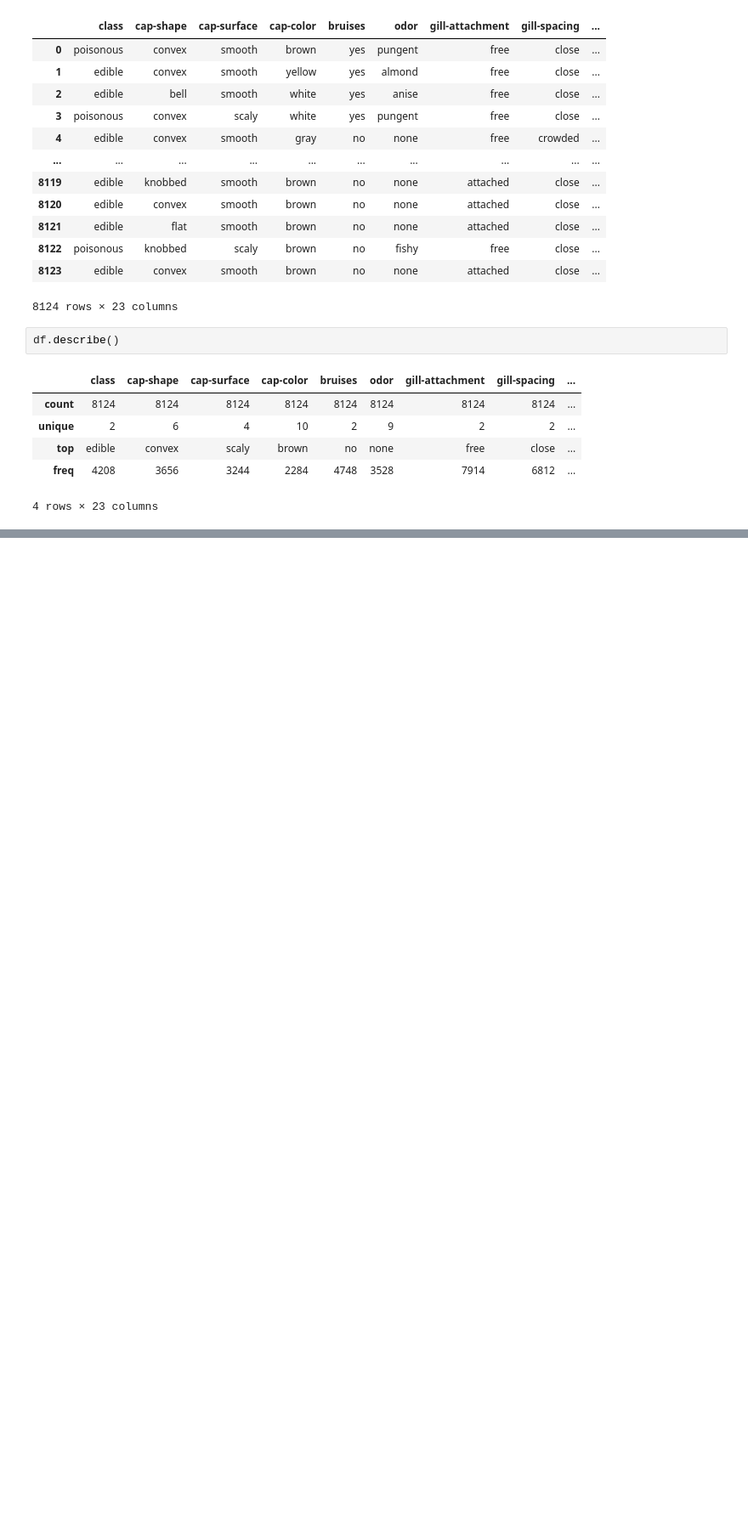
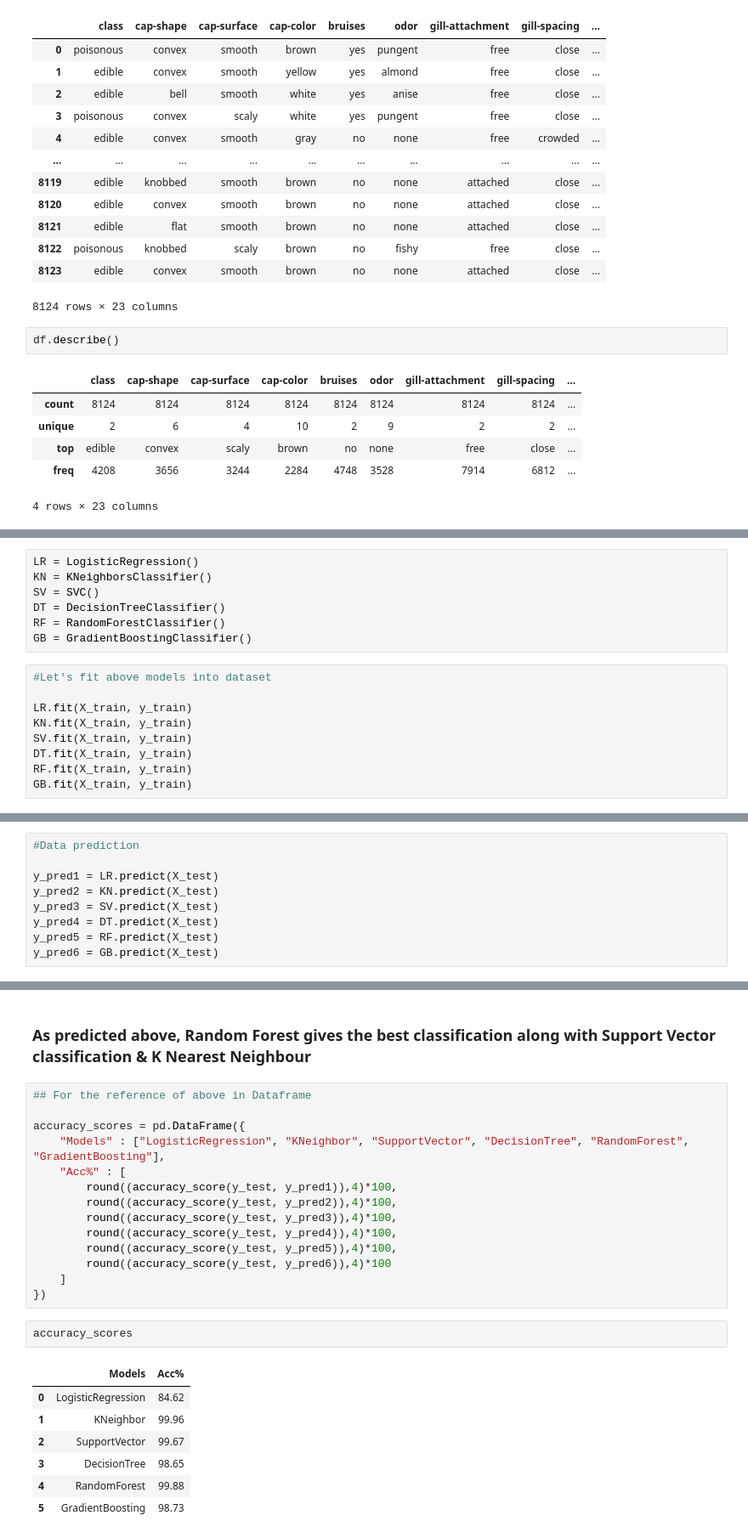
Before and after one commit to ayushgandhi904/Mushroom-Classifier, a Jupyter notebook: notebooks/code.ipynb, the cells around one changed output, grey strips where cells are left out. Shown at 85% size. Saved outputs shown, nothing was run; the diff lists cells and outputs as text; blank space fills up the shorter version.

```diff
--- a/notebooks/code.ipynb
+++ b/notebooks/code.ipynb
@@ -687,0 +878,16 @@ df.describe()
+# %%
+LR = LogisticRegression()
+KN = KNeighborsClassifier()
+SV = SVC()
+DT = DecisionTreeClassifier()
+RF = RandomForestClassifier()
+GB = GradientBoostingClassifier()
+# %%
+#Let's fit above models into dataset
+
+LR.fit(X_train, y_train)
+KN.fit(X_train, y_train)
+SV.fit(X_train, y_train)
+DT.fit(X_train, y_train)
+RF.fit(X_train, y_train)
+GB.fit(X_train, y_train)
@@ -687,0 +896,9 @@ df.describe()
+# %%
+#Data prediction
+
+y_pred1 = LR.predict(X_test)
+y_pred2 = KN.predict(X_test)
+y_pred3 = SV.predict(X_test)
+y_pred4 = DT.predict(X_test)
+y_pred5 = RF.predict(X_test)
+y_pred6 = GB.predict(X_test)
@@ -687,0 +923,26 @@ df.describe()
+# %% [markdown]
+### As predicted above, Random Forest gives the best classification along with Support Vector classification & K Nearest Neighbour
+# %%
+## For the reference of above in Dataframe
+
+accuracy_scores = pd.DataFrame({
+    "Models" : ["LogisticRegression", "KNeighbor", "SupportVector", "DecisionTree", "RandomForest", "GradientBoosting"],
+    "Acc%" : [
+        round((accuracy_score(y_test, y_pred1)),4)*100,
+        round((accuracy_score(y_test, y_pred2)),4)*100,
+        round((accuracy_score(y_test, y_pred3)),4)*100,
+        round((accuracy_score(y_test, y_pred4)),4)*100,
+        round((accuracy_score(y_test, y_pred5)),4)*100,
+        round((accuracy_score(y_test, y_pred6)),4)*100
+    ]
+})
+# %%
+accuracy_scores
+# %% [output]
+|  | Models | Acc% |
+| 0 | LogisticRegression | 84.62 |
+| 1 | KNeighbor | 99.96 |
+| 2 | SupportVector | 99.67 |
+| 3 | DecisionTree | 98.65 |
+| 4 | RandomForest | 99.88 |
+| 5 | GradientBoosting | 98.73 |
```
Also changed, not shown: parts of 23 cells of this notebook.
